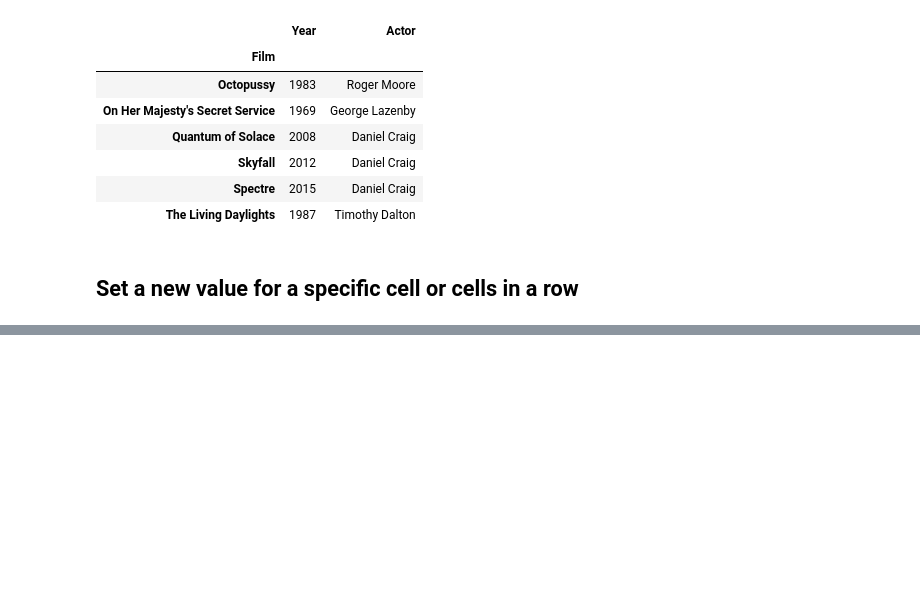
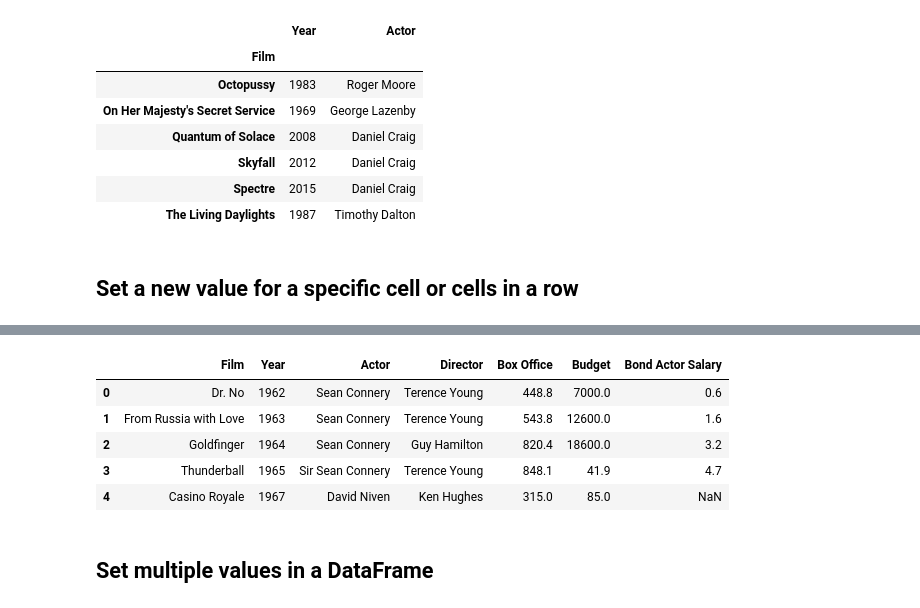
Before and after one commit to jack-cao-623/python_learning, a Jupyter notebook: dataframes_03_data_extraction.ipynb, the cells around one changed output, grey strips where cells are left out. Saved outputs shown, nothing was run; the diff lists cells and outputs as text; code cells hidden in the pictures; blank space fills up the shorter version.

```diff
--- a/dataframes_03_data_extraction.ipynb
+++ b/dataframes_03_data_extraction.ipynb
@@ -521,0 +540,13 @@ bond.head()
+# %%
+# change first 3 values in Budget Series/column to value * 1k
+bond.loc[[0, 1, 2], 'Budget'] = [7 * 1000, 12.6 * 1000, 18.6 * 1000]
+bond.head()
+# %% [output]
+|  | Film | Year | Actor | Director | Box Office | Budget | Bond Actor Salary |
+| 0 | Dr. No | 1962 | Sean Connery | Terence Young | 448.8 | 7000.0 | 0.6 |
+| 1 | From Russia with Love | 1963 | Sean Connery | Terence Young | 543.8 | 12600.0 | 1.6 |
+| 2 | Goldfinger | 1964 | Sean Connery | Guy Hamilton | 820.4 | 18600.0 | 3.2 |
+| 3 | Thunderball | 1965 | Sir Sean Connery | Terence Young | 848.1 | 41.9 | 4.7 |
+| 4 | Casino Royale | 1967 | David Niven | Ken Hughes | 315.0 | 85.0 | NaN |
+# %% [markdown]
+## Set multiple values in a DataFrame
```
Also changed, not shown: parts of 10 cells of this notebook.
